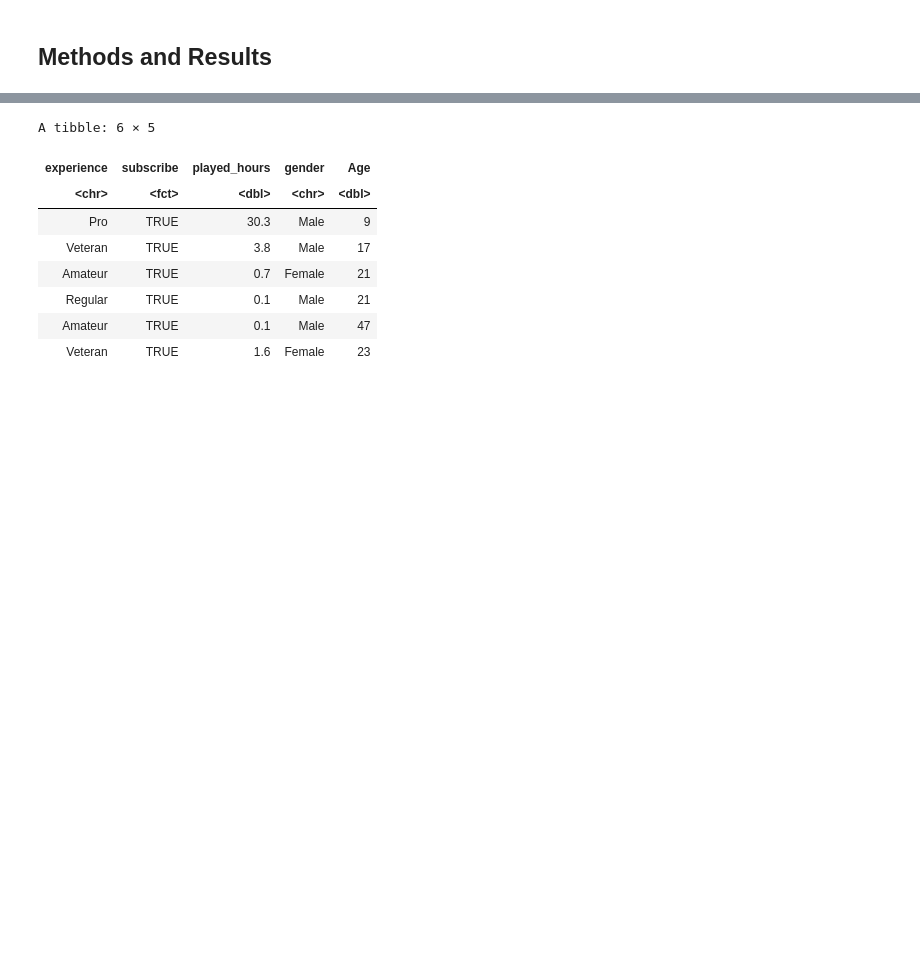
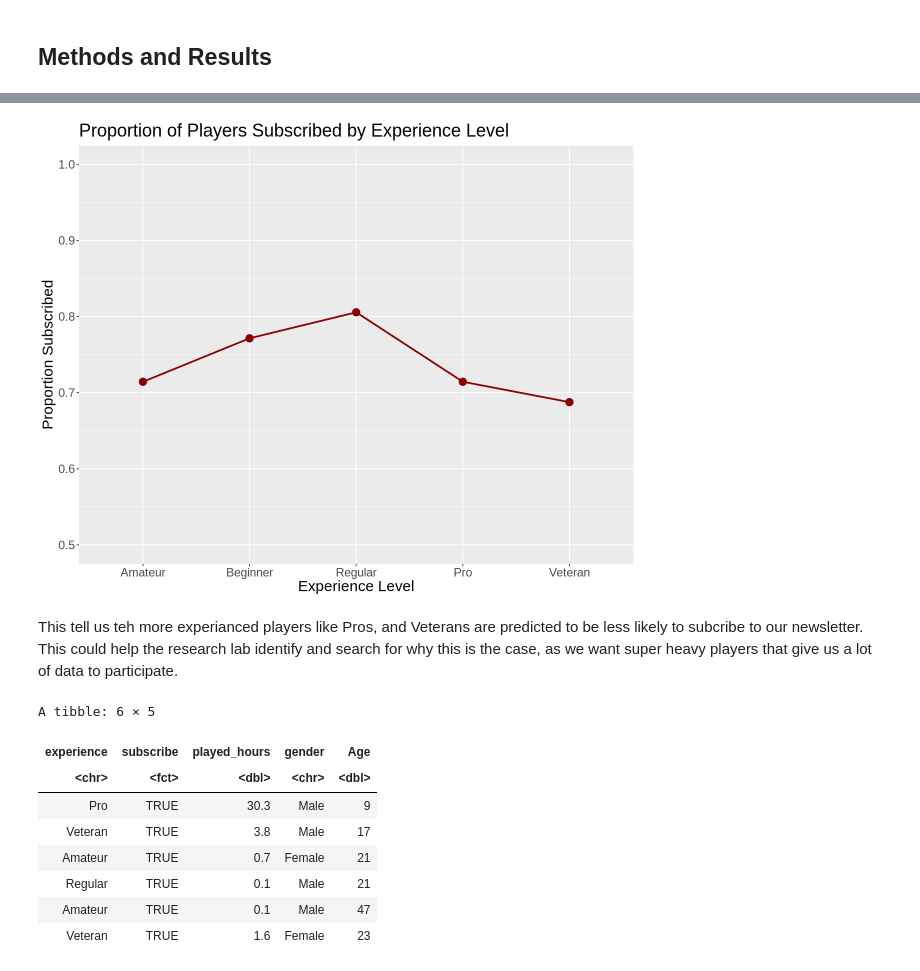
Before and after one commit to anasakbar-05/DSCI_100_Group_Project_009_14, a Jupyter notebook: Group_Project_009_14.ipynb, the cells around one changed output, grey strips where cells are left out. Saved outputs shown, nothing was run; the diff lists cells and outputs as text; code cells hidden in the pictures; blank space fills up the shorter version.

```diff
--- a/Group_Project_009_14.ipynb
+++ b/Group_Project_009_14.ipynb
@@ -179,3 +232,30 @@ ggplot(players, aes(x= Age, y = played_hours, color = subscribe)) + geom_point(a
+# %%
+
+players$experience <- factor(players$experience,
+                             levels = c("Amateur", "Beginner", "Regular", "Pro", "Veteran"))
+
+prop_exp <- players|>
+  group_by(experience) |>
+  summarise(
+    proportion_subscribed = mean(subscribe == TRUE)
+  )
+figure_prop_exp2 <- ggplot(prop_exp, aes(x = experience, y = proportion_subscribed)) +
+  geom_point(size = 4, color = "darkred") +
+  geom_line(group = 1, color = "darkred", linewidth = 1) +
+  #scale_y_continuous(labels = scales::percent_format(accuracy = 1)) +
+  labs(
+    title = "Proportion of Players Subscribed by Experience Level",
+    x = "Experience Level",
+    y = "Proportion Subscribed"
+  ) +
+  theme(text = element_text(size = 18))+
+    ylim(0.5, 1)
+
+figure_prop_exp2
+# %% [output]
+[figure, added]
+# %% [markdown]
+This tell us teh more experianced players like Pros, and Veterans are predicted to be less likely to subcribe to our newsletter. This could help the research lab identify and search for why this is the case, as we want super heavy players that give us a lot of data to participate.
 # %%
 #Getting rid of any NAs in the data and filtering so any players with no playtime is eliminated from the data frame.
 clean_players <- players |>
```
Also changed, not shown: parts of 5 cells of this notebook.
